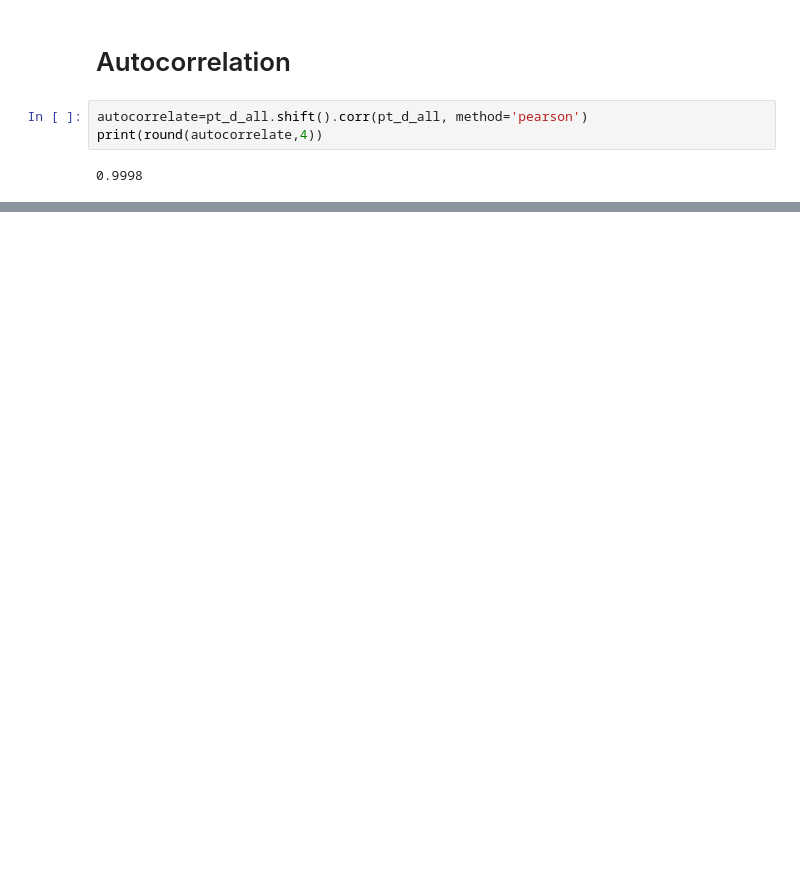
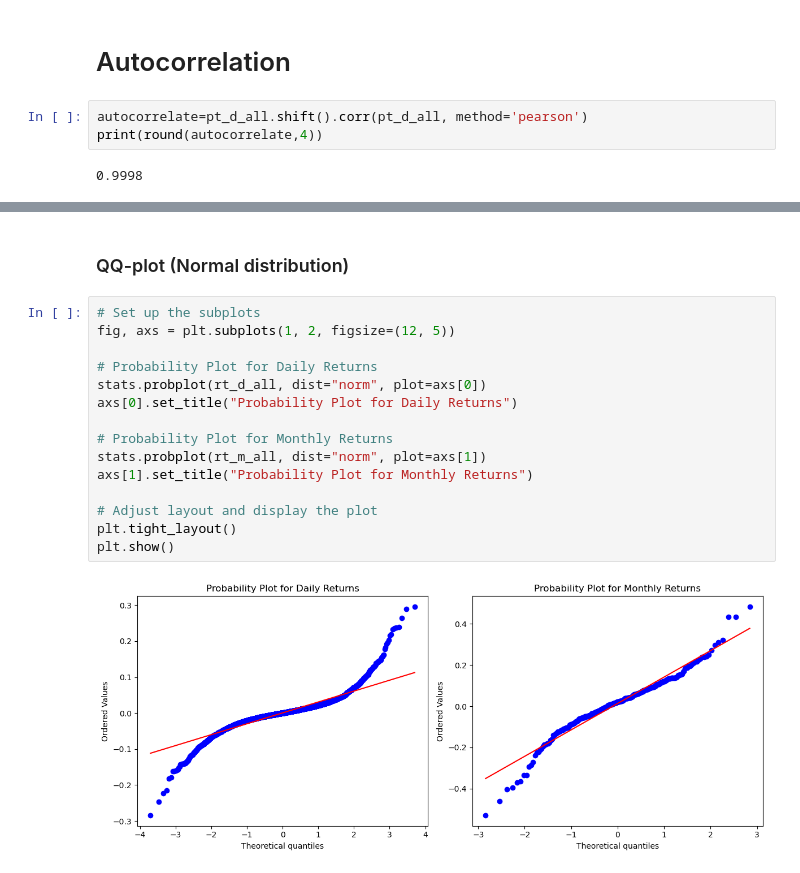
Before and after one commit to cgav1n1/Econometrics_Stylized_Facts, a Jupyter notebook: MidTermAssignment.ipynb, the cells around one changed output, grey strips where cells are left out. Saved outputs shown, nothing was run; the diff lists cells and outputs as text; blank space fills up the shorter version.

```diff
--- a/MidTermAssignment.ipynb
+++ b/MidTermAssignment.ipynb
@@ -371,0 +425,19 @@ plt.show()
+# %% [markdown]
+### QQ-plot (Normal distribution)
+# %%
+# Set up the subplots
+fig, axs = plt.subplots(1, 2, figsize=(12, 5))
+
+# Probability Plot for Daily Returns
+stats.probplot(rt_d_all, dist="norm", plot=axs[0])
+axs[0].set_title("Probability Plot for Daily Returns")
+
+# Probability Plot for Monthly Returns
+stats.probplot(rt_m_all, dist="norm", plot=axs[1])
+axs[1].set_title("Probability Plot for Monthly Returns")
+
+# Adjust layout and display the plot
+plt.tight_layout()
+plt.show()
+# %% [output]
+[figure, added]
```
Also changed, not shown: parts of 65 cells of this notebook, 9 other files.
